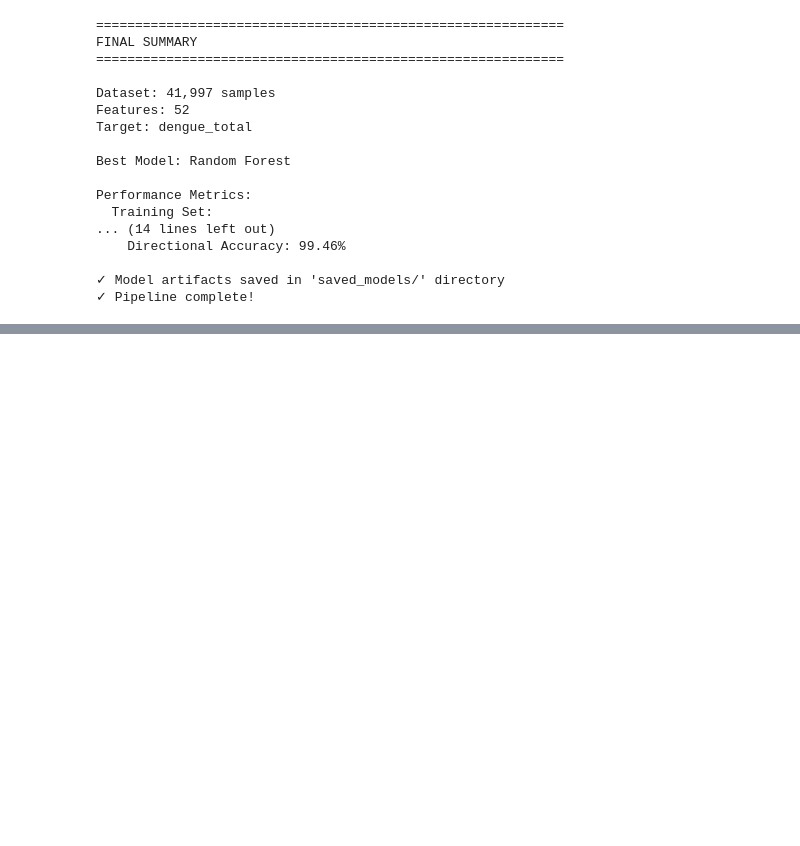
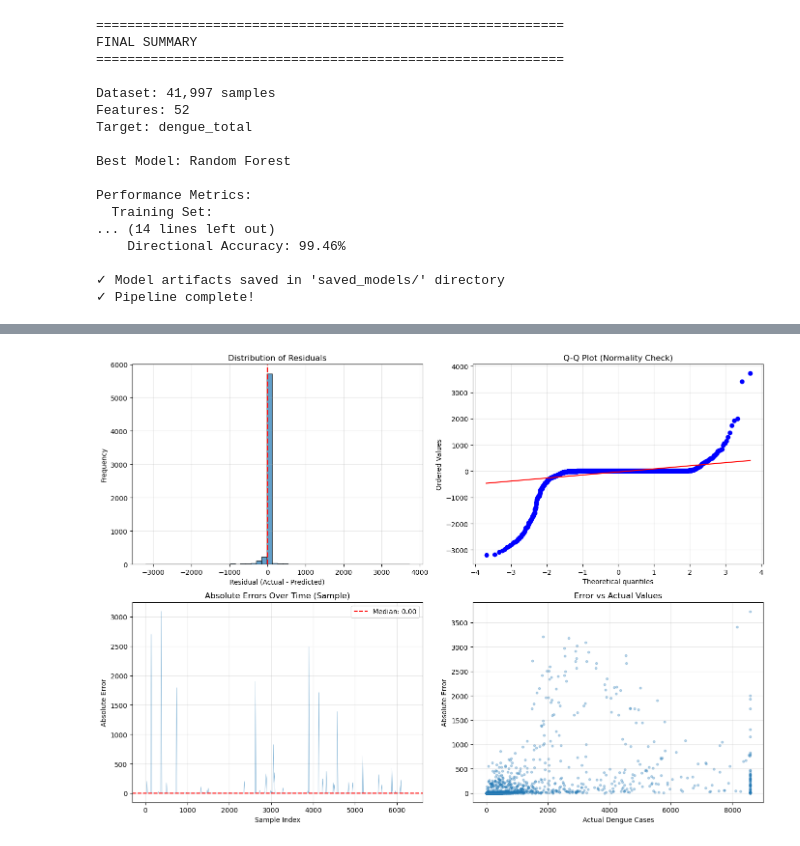
Before and after one commit to Asif3359/dengu_out_break, a Jupyter notebook: final_.ipynb, the cells around one changed output, grey strips where cells are left out. Saved outputs shown, nothing was run; the diff lists cells and outputs as text; code cells hidden in the pictures; blank space fills up the shorter version.

```diff
--- a/final_.ipynb
+++ b/final_.ipynb
@@ -1553,0 +1695,86 @@ Performance Metrics:
+# %%
+print("=" * 60)
+print("ERROR ANALYSIS - Original Random Forest Model")
+print("=" * 60)
+
+# Get predictions from original RF model
+rf_original = models['Random Forest']
+y_val_pred_original = rf_original.predict(X_val_final)
+residuals_original = y_val - y_val_pred_original
+abs_errors_original = np.abs(residuals_original)
+
+# Error statistics
+print(f"\nError Statistics:")
+print(f"  Mean Error: {np.mean(residuals_original):.2f}")
+print(f"  Median Absolute Error: {np.median(abs_errors_original):.2f}")
+print(f"  Max Absolute Error: {np.max(abs_errors_original):.2f}")
+print(f"  95th Percentile Error: {np.percentile(abs_errors_original, 95):.2f}")
+print(f"  99th Percentile Error: {np.percentile(abs_errors_original, 99):.2f}")
+
+# Analyze errors by region (if available in validation set)
+if 'region' in df_sorted.columns:
+    val_indices = range(n_train, n_train + n_val)
+    val_regions = df_sorted.iloc[val_indices]['region'].values if len(df_sorted) > n_train + n_val else []
+
+    if len(val_regions) == len(residuals_original):
+        print(f"\nErrors by Region:")
+        region_errors = pd.DataFrame({
+            'region': val_regions,
+            'error': abs_errors_original
+        })
+        region_stats = region_errors.groupby('region')['error'].agg(['mean', 'median', 'std', 'count'])
+        print(region_stats.sort_values('mean', ascending=False))
+
+# Analyze errors by country
+if 'ISO_A0' in df_sorted.columns:
+    val_countries = df_sorted.iloc[val_indices]['ISO_A0'].values if len(df_sorted) > n_train + n_val else []
+
+    if len(val_countries) == len(residuals_original):
+        print(f"\nTop 5 Countries by Mean Absolute Error:")
+        country_errors = pd.DataFrame({
+            'country': val_countries,
+            'error': abs_errors_original
+        })
+        country_stats = country_errors.groupby('country')['error'].agg(['mean', 'count']).sort_values('mean', ascending=False)
+        print(country_stats.head())
+
+# Visualize error distribution
+fig, axes = plt.subplots(2, 2, figsize=(14, 10))
+
+# Histogram of residuals
+axes[0, 0].hist(residuals_original, bins=50, edgecolor='black', alpha=0.7)
+axes[0, 0].axvline(0, color='r', linestyle='--', linewidth=2)
+axes[0, 0].set_title('Distribution of Residuals')
+axes[0, 0].set_xlabel('Residual (Actual - Predicted)')
+axes[0, 0].set_ylabel('Frequency')
+axes[0, 0].grid(True, alpha=0.3)
+
+# Q-Q plot for normality check
+from scipy import stats
+stats.probplot(residuals_original, dist="norm", plot=axes[0, 1])
+axes[0, 1].set_title('Q-Q Plot (Normality Check)')
+axes[0, 1].grid(True, alpha=0.3)
+
+# Absolute errors over time (sample)
+sample_size = min(500, len(abs_errors_original))
+sample_indices = np.linspace(0, len(abs_errors_original)-1, sample_size, dtype=int)
+axes[1, 0].plot(sample_indices, abs_errors_original[sample_indices], alpha=0.6, linewidth=0.5)
+axes[1, 0].axhline(np.median(abs_errors_original), color='r', linestyle='--', label=f'Median: {np.median(abs_errors_original):.2f}')
+axes[1, 0].set_title('Absolute Errors Over Time (Sample)')
+axes[1, 0].set_xlabel('Sample Index')
+axes[1, 0].set_ylabel('Absolute Error')
+axes[1, 0].legend()
+axes[1, 0].grid(True, alpha=0.3)
+
+# Scatter: Actual vs Error
+axes[1, 1].scatter(y_val, abs_errors_original, alpha=0.3, s=10)
+axes[1, 1].set_xlabel('Actual Dengue Cases')
+axes[1, 1].set_ylabel('Absolute Error')
+axes[1, 1].set_title('Error vs Actual Values')
+axes[1, 1].grid(True, alpha=0.3)
+
+plt.tight_layout()
+plt.show()
+
+print("\n✓ Error analysis complete")
+# %% [output]
@@ -1553,0 +1798 @@ Performance Metrics:
+[figure, added]
```
Also changed, not shown: parts of 22 cells of this notebook, 5 other files.
